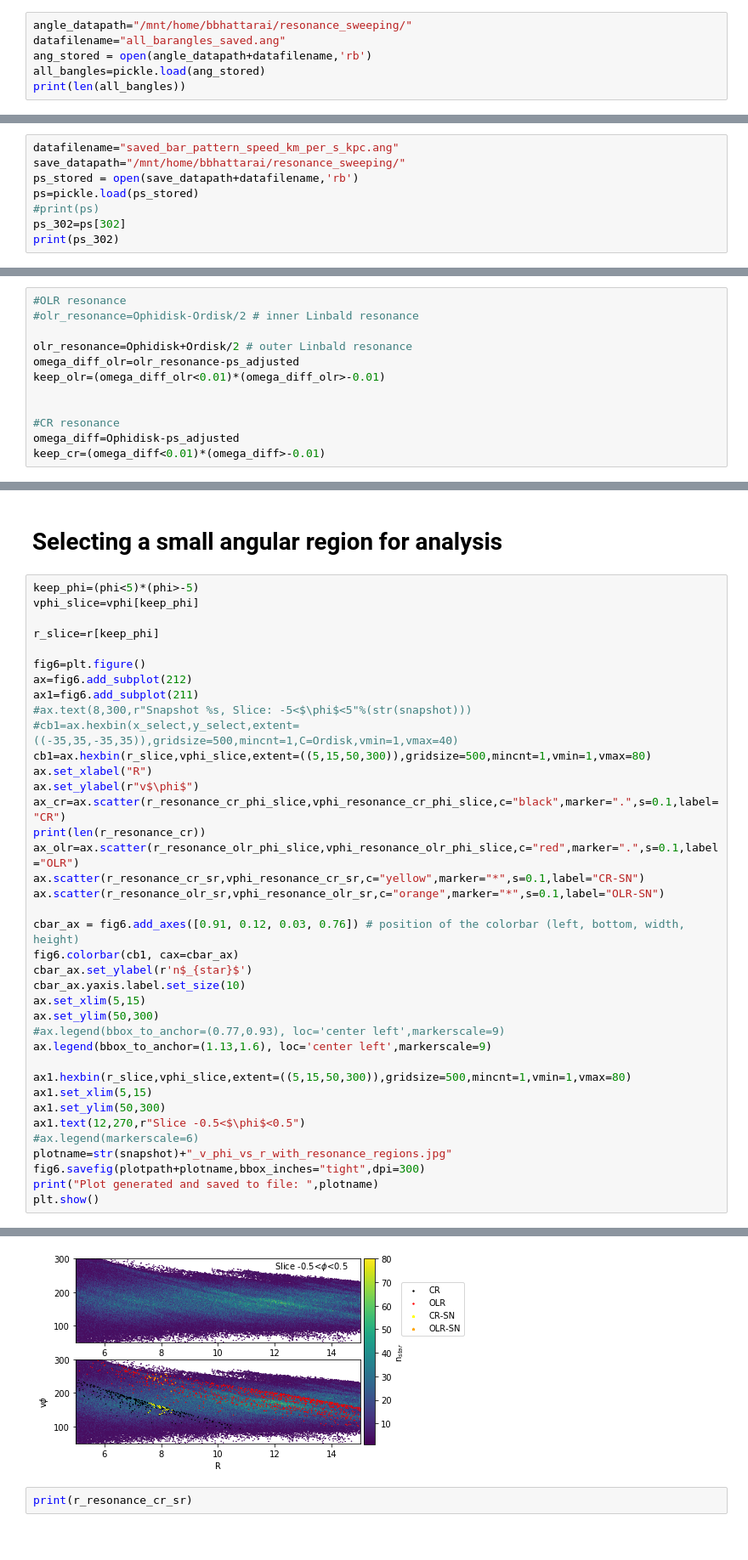
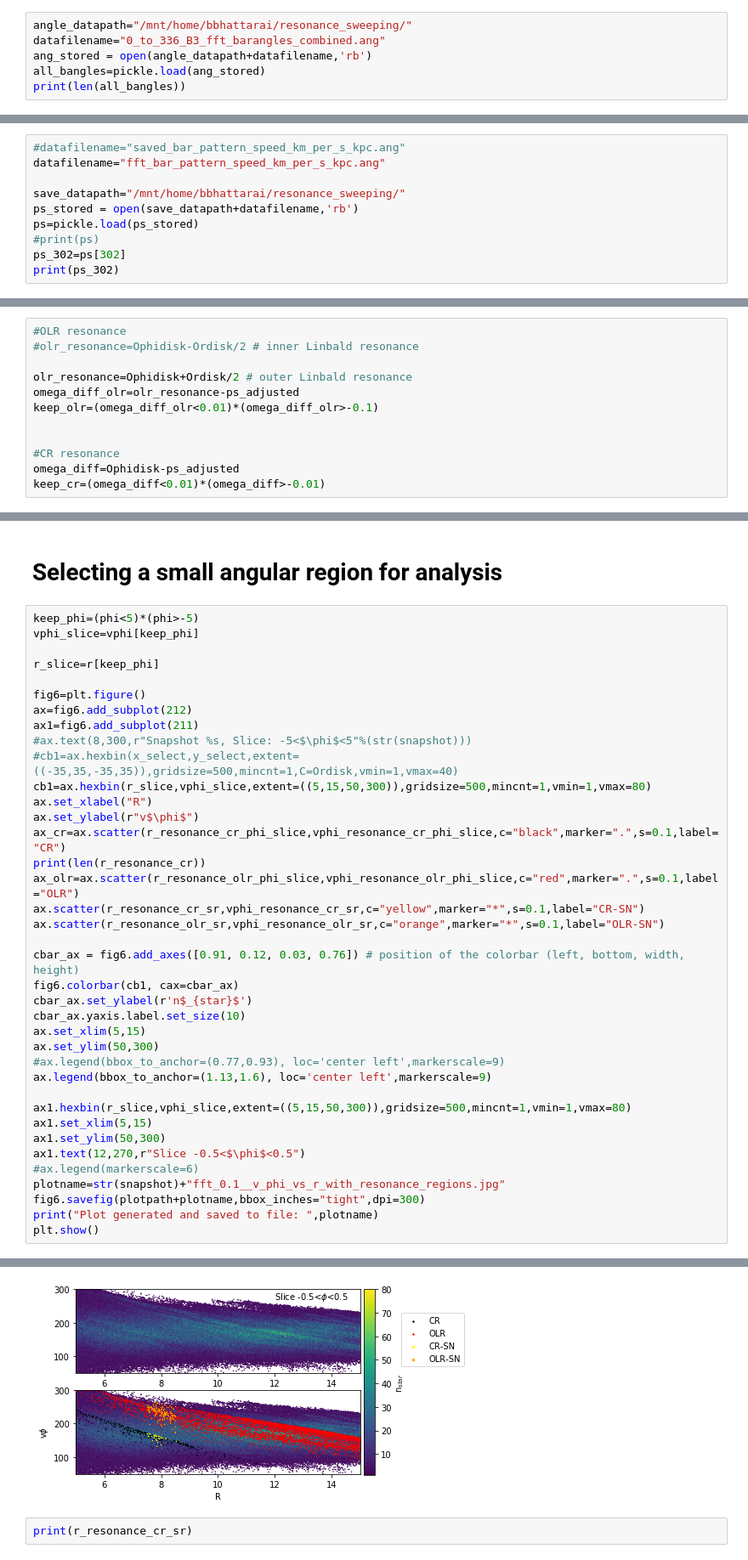
Before and after one commit to binodbhttr/resonance_sweeping, a Jupyter notebook: 302_frequency_analysis.ipynb, the cells around one changed output, grey strips where cells are left out. Shown: that part at 85% size. Drawn from its saved outputs; the diff is of its cells as text.

Commit message:
calculated bar_angles for B3 using fft_plots

```diff
--- a/302_frequency_analysis.ipynb
+++ b/302_frequency_analysis.ipynb
@@ -63,7 +63,7 @@ These are the ids obtained from the snapshot  data 250980160
 # Loading all saved barangles
 # %%
 angle_datapath="/mnt/home/bbhattarai/resonance_sweeping/"
-datafilename="all_barangles_saved.ang"
+datafilename="0_to_336_B3_fft_barangles_combined.ang"
 ang_stored = open(angle_datapath+datafilename,'rb')
 all_bangles=pickle.load(ang_stored)
 print(len(all_bangles))
@@ -127,7 +127,9 @@ plt.show()
 # %% [markdown]
 # Checking resonance Conditions
 # %%
-datafilename="saved_bar_pattern_speed_km_per_s_kpc.ang"
+#datafilename="saved_bar_pattern_speed_km_per_s_kpc.ang"
+datafilename="fft_bar_pattern_speed_km_per_s_kpc.ang"
+
 save_datapath="/mnt/home/bbhattarai/resonance_sweeping/"
 ps_stored = open(save_datapath+datafilename,'rb')
 ps=pickle.load(ps_stored)
@@ -166,7 +168,7 @@ print(ps_adjusted)
 
 olr_resonance=Ophidisk+Ordisk/2 # outer Linbald resonance
 omega_diff_olr=olr_resonance-ps_adjusted
-keep_olr=(omega_diff_olr<0.01)*(omega_diff_olr>-0.01)
+keep_olr=(omega_diff_olr<0.01)*(omega_diff_olr>-0.1)
 
 
 #CR resonance
@@ -474,7 +474,7 @@ ax1.set_xlim(5,15)
 ax1.set_ylim(50,300)
 ax1.text(12,270,r"Slice -0.5<$\phi$<0.5")
 #ax.legend(markerscale=6)
-plotname=str(snapshot)+"_v_phi_vs_r_with_resonance_regions.jpg"
+plotname=str(snapshot)+"fft_0.1__v_phi_vs_r_with_resonance_regions.jpg"
 fig6.savefig(plotpath+plotname,bbox_inches="tight",dpi=300)
 print("Plot generated and saved to file: ",plotname)
 plt.show()
@@ -484,4 +484,4 @@ Plot generated and saved to file:  302_v_phi_vs_r_with_resonance_regions.jpg
-[figure, old version]
+[figure, new version]
 # %%
 print(r_resonance_cr_sr)
 # %% [output]
```
Also changed, not shown: parts of 13 cells of this notebook, 4 other files.
